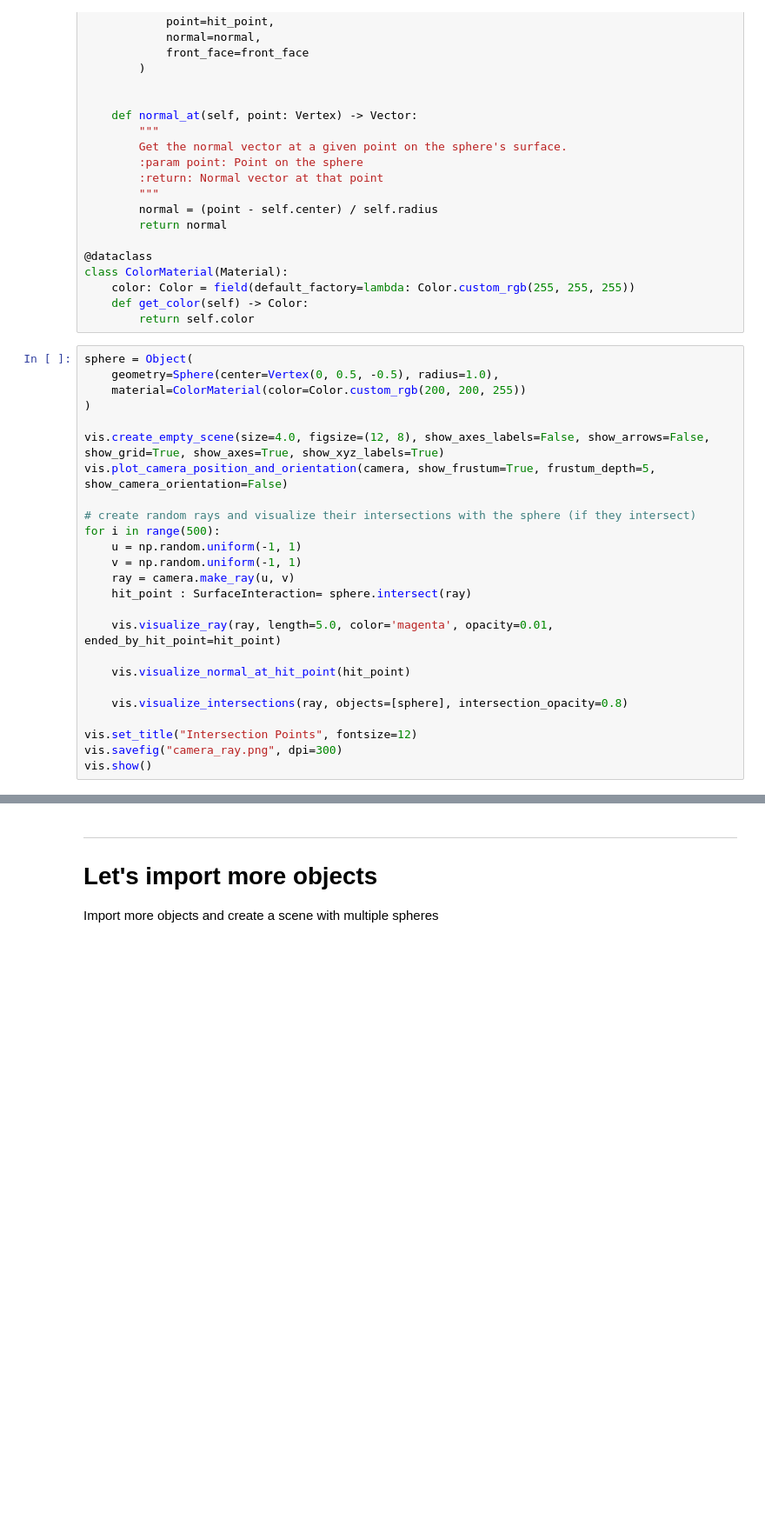
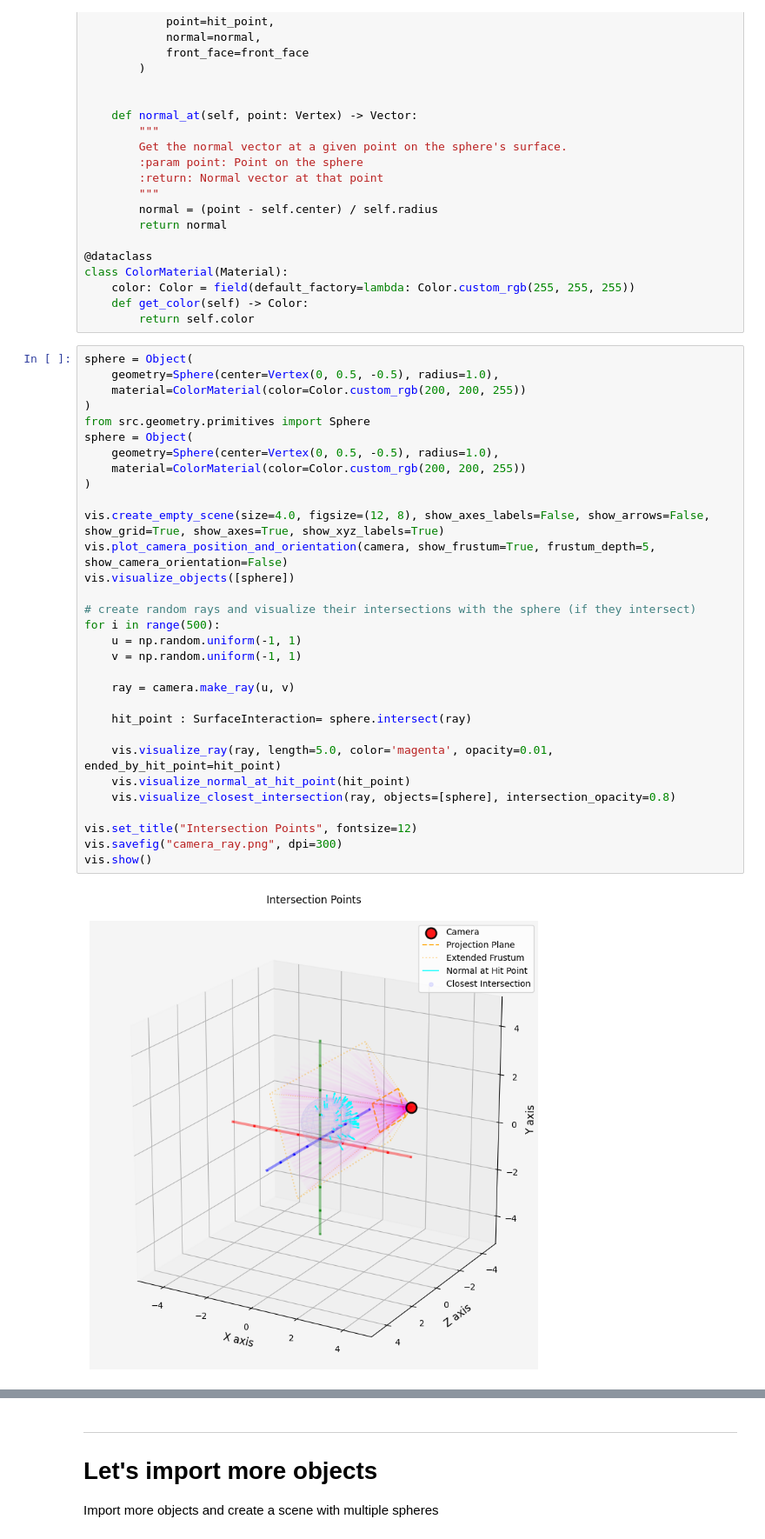
Before and after one commit to HonzaSik/educational-ray-tracer, a Jupyter notebook: notebooks/educational.ipynb, the cells around one changed output, grey strips where cells are left out. Shown at 87% size. Saved outputs shown, nothing was run; the diff lists cells and outputs as text; blank space fills up the shorter version.

```diff
--- a/notebooks/educational.ipynb
+++ b/notebooks/educational.ipynb
@@ -434,30 +448,38 @@ class ColorMaterial(Material):
     def get_color(self) -> Color:
         return self.color
 # %%
+sphere = Object(
+    geometry=Sphere(center=Vertex(0, 0.5, -0.5), radius=1.0),
+    material=ColorMaterial(color=Color.custom_rgb(200, 200, 255))
+)
+from src.geometry.primitives import Sphere
 sphere = Object(
     geometry=Sphere(center=Vertex(0, 0.5, -0.5), radius=1.0),
     material=ColorMaterial(color=Color.custom_rgb(200, 200, 255))
 )
 
 vis.create_empty_scene(size=4.0, figsize=(12, 8), show_axes_labels=False, show_arrows=False, show_grid=True, show_axes=True, show_xyz_labels=True)
 vis.plot_camera_position_and_orientation(camera, show_frustum=True, frustum_depth=5, show_camera_orientation=False)
+vis.visualize_objects([sphere])
 
 # create random rays and visualize their intersections with the sphere (if they intersect)
 for i in range(500):
     u = np.random.uniform(-1, 1)
     v = np.random.uniform(-1, 1)
+
     ray = camera.make_ray(u, v)
+
     hit_point : SurfaceInteraction= sphere.intersect(ray)
 
     vis.visualize_ray(ray, length=5.0, color='magenta', opacity=0.01, ended_by_hit_point=hit_point)
-
     vis.visualize_normal_at_hit_point(hit_point)
-
-    vis.visualize_intersections(ray, objects=[sphere], intersection_opacity=0.8)
+    vis.visualize_closest_intersection(ray, objects=[sphere], intersection_opacity=0.8)
 
 vis.set_title("Intersection Points", fontsize=12)
 vis.savefig("camera_ray.png", dpi=300)
 vis.show()
+# %% [output]
+[figure, added]
 # %%
 #render it from camera view
 renderer = SimpleRayTraceLoop(camera=camera, width=Resolution.R360p.width, height=Resolution.R360p.height, objects=[sphere])
```
Also changed, not shown: parts of 24 cells of this notebook, 25 other files.
